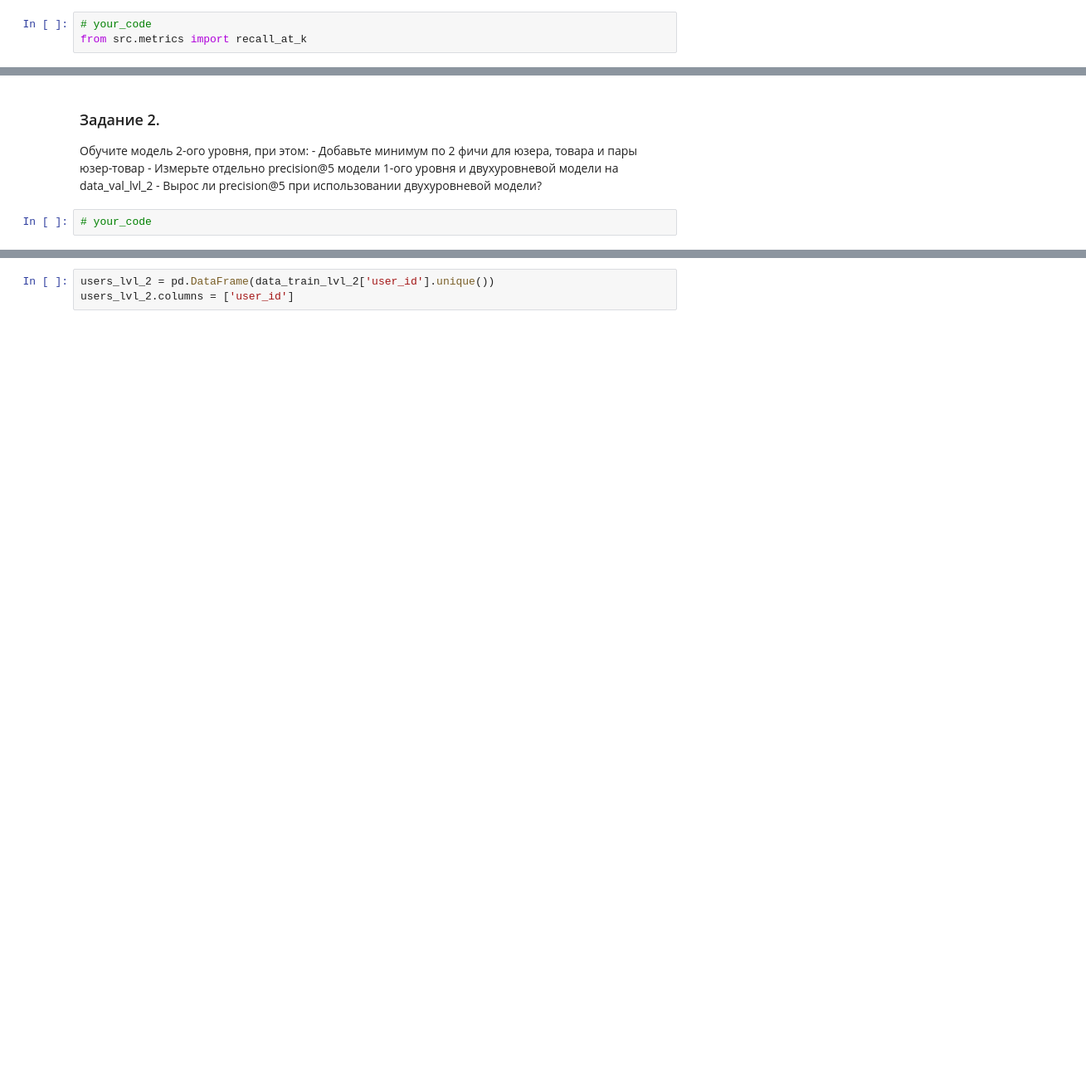
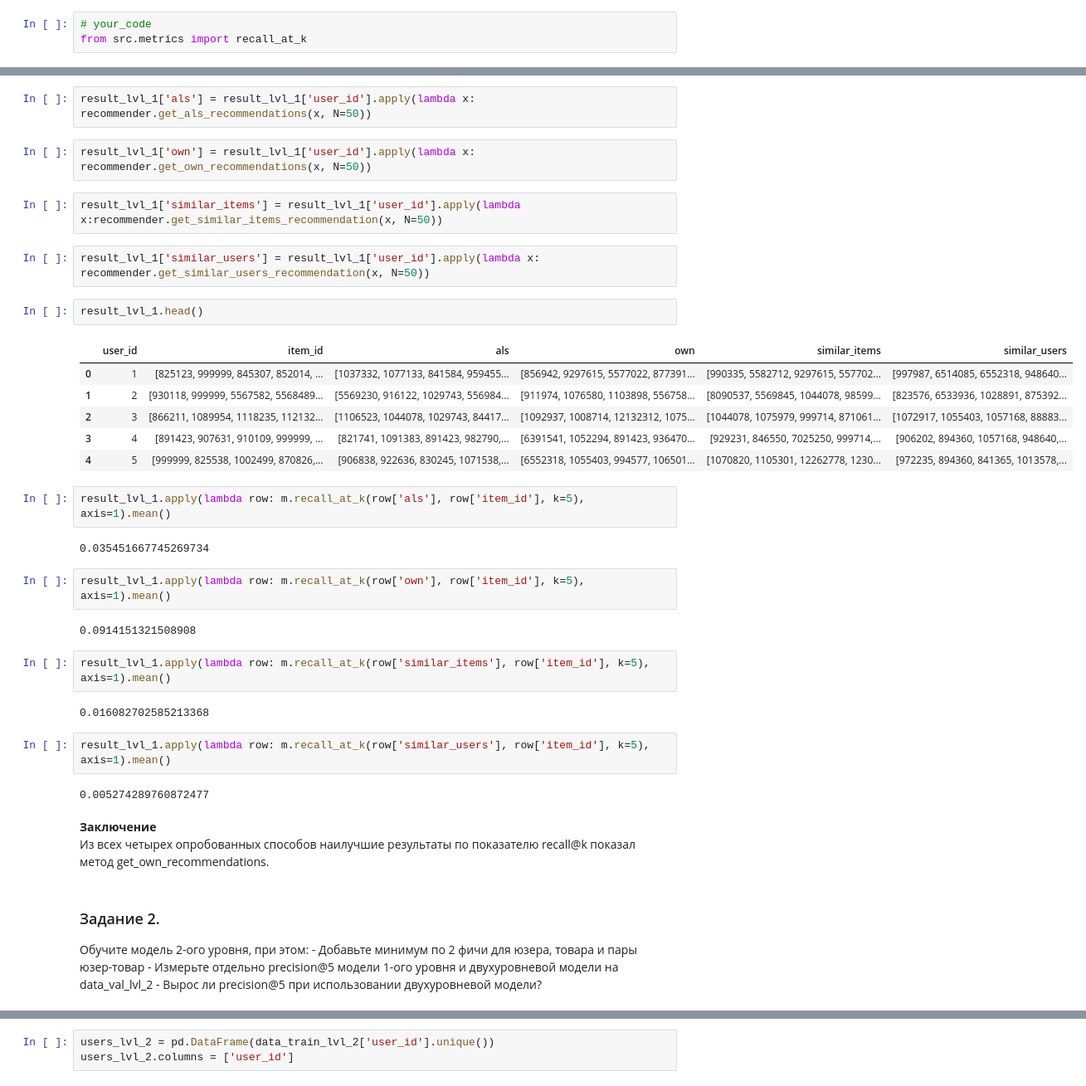
Before and after one commit to fandom170/Recommend_systems, a Jupyter notebook: Lesson_6/hw_webinar_6.ipynb, the cells around one changed output, grey strips where cells are left out. Shown at 83% size. Cells and saved outputs as stored; diff of their text form; blank space fills up the shorter version.

```diff
--- a/Lesson_6/hw_webinar_6.ipynb
+++ b/Lesson_6/hw_webinar_6.ipynb
@@ -188,3 +191,39 @@ from src.metrics import recall_at_k
+# %%
+result_lvl_1['als'] = result_lvl_1['user_id'].apply(lambda x: recommender.get_als_recommendations(x, N=50))
+# %%
+result_lvl_1['own'] = result_lvl_1['user_id'].apply(lambda x: recommender.get_own_recommendations(x, N=50))
+# %%
+result_lvl_1['similar_items'] = result_lvl_1['user_id'].apply(lambda x:recommender.get_similar_items_recommendation(x, N=50))
+# %%
+result_lvl_1['similar_users'] = result_lvl_1['user_id'].apply(lambda x: recommender.get_similar_users_recommendation(x, N=50))
+# %%
+result_lvl_1.head()
+# %% [output]
+|  | user_id | item_id | als | own | similar_items | similar_users |
+| 0 | 1 | [825123, 999999, 845307, 852014, ... | [1037332, 1077133, 841584, 959455... | [856942, 9297615, 5577022, 877391... | [990335, 5582712, 9297615, 557702... | [997987, 6514085, 6552318, 948640... |
+| 1 | 2 | [930118, 999999, 5567582, 5568489... | [5569230, 916122, 1029743, 556984... | [911974, 1076580, 1103898, 556758... | [8090537, 5569845, 1044078, 98599... | [823576, 6533936, 1028891, 875392... |
+| 2 | 3 | [866211, 1089954, 1118235, 112132... | [1106523, 1044078, 1029743, 84417... | [1092937, 1008714, 12132312, 1075... | [1044078, 1075979, 999714, 871061... | [1072917, 1055403, 1057168, 88883... |
+| 3 | 4 | [891423, 907631, 910109, 999999, ... | [821741, 1091383, 891423, 982790,... | [6391541, 1052294, 891423, 936470... | [929231, 846550, 7025250, 999714,... | [906202, 894360, 1057168, 948640,... |
+| 4 | 5 | [999999, 825538, 1002499, 870826,... | [906838, 922636, 830245, 1071538,... | [6552318, 1055403, 994577, 106501... | [1070820, 1105301, 12262778, 1230... | [972235, 894360, 841365, 1013578,... |
+# %%
+result_lvl_1.apply(lambda row: m.recall_at_k(row['als'], row['item_id'], k=5), axis=1).mean()
+# %% [output]
+0.035451667745269734
+# %%
+result_lvl_1.apply(lambda row: m.recall_at_k(row['own'], row['item_id'], k=5), axis=1).mean()
+# %% [output]
+0.0914151321508908
+# %%
+result_lvl_1.apply(lambda row: m.recall_at_k(row['similar_items'], row['item_id'], k=5), axis=1).mean()
+# %% [output]
+0.016082702585213368
+# %%
+result_lvl_1.apply(lambda row: m.recall_at_k(row['similar_users'], row['item_id'], k=5), axis=1).mean()
+# %% [output]
+0.005274289760872477
+# %% [markdown]
+**Заключение**
+Из всех четырех опробованных способов наилучшие результаты по показателю recall@k показал метод get_own_recommendations.
 # %% [markdown]
 ### Задание 2.
 
@@ -192,5 +231,3 @@ from src.metrics import recall_at_k
     - Добавьте минимум по 2 фичи для юзера, товара и пары юзер-товар
     - Измерьте отдельно precision@5 модели 1-ого уровня и двухуровневой модели на data_val_lvl_2
     - Вырос ли precision@5 при использовании двухуровневой модели?
-# %%
-# your_code
```
Also changed, not shown: parts of 23 cells of this notebook.
